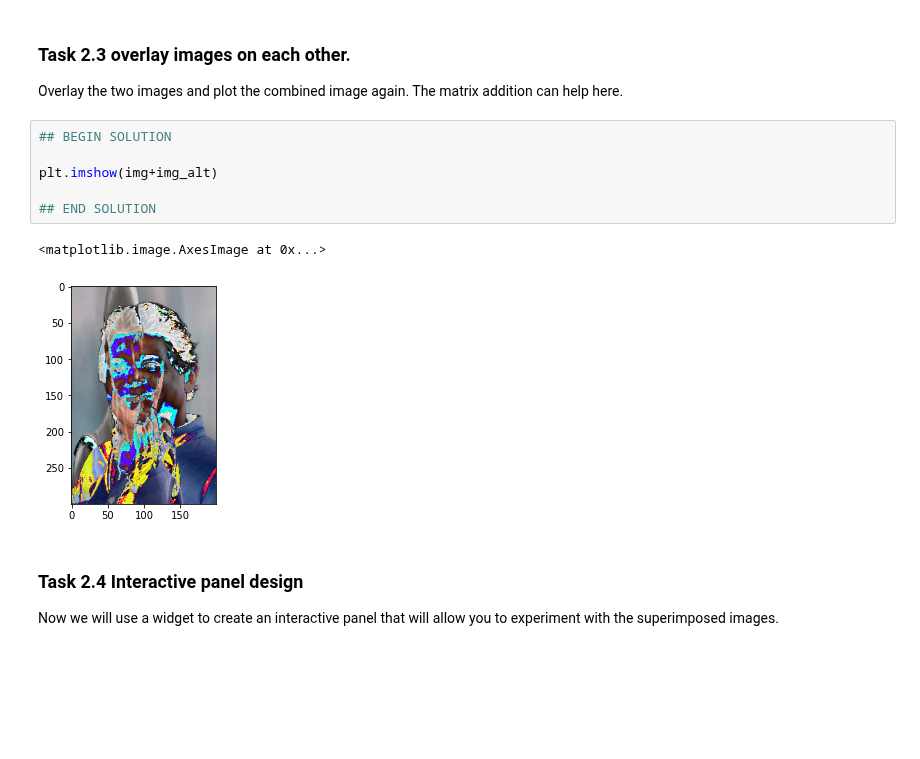
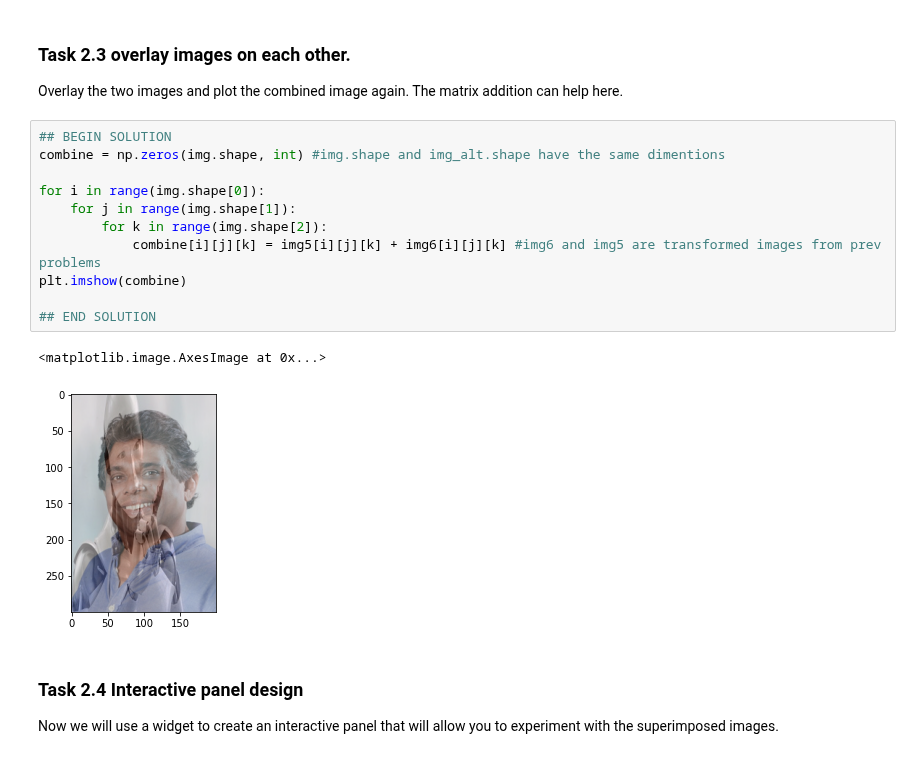
Before and after one commit to aarif-razak/cs439Work, a Jupyter notebook: Lab5/02_ahr58_Lab5.ipynb, the cells around one changed output. Cells and saved outputs as stored; diff of their text form; blank space fills up the shorter version.

```diff
--- a/Lab5/02_ahr58_Lab5.ipynb
+++ b/Lab5/02_ahr58_Lab5.ipynb
@@ -159,15 +159,20 @@ plt.imshow(img6)
 # %% [markdown]
 ### Task 2.3 overlay images on each other.
 Overlay the two images and plot the combined image again. The matrix addition can help here.
-# %%
-## BEGIN SOLUTION
-
-plt.imshow(img+img_alt)
-
-## END SOLUTION
-# %% [output]
-<matplotlib.image.AxesImage at 0x...>
-[figure, removed]
+# %%
+## BEGIN SOLUTION
+combine = np.zeros(img.shape, int) #img.shape and img_alt.shape have the same dimentions
+
+for i in range(img.shape[0]):
+    for j in range(img.shape[1]):
+        for k in range(img.shape[2]):
+            combine[i][j][k] = img5[i][j][k] + img6[i][j][k] #img6 and img5 are transformed images from prev problems
+plt.imshow(combine)
+
+## END SOLUTION
+# %% [output]
+<matplotlib.image.AxesImage at 0x...>
+[figure, added]
 # %% [markdown]
 ### Task 2.4 Interactive panel design
 Now we will use a widget to create an interactive panel that will allow you to experiment with the superimposed images.
```
Also changed, not shown: parts of 1 cell of this notebook.
